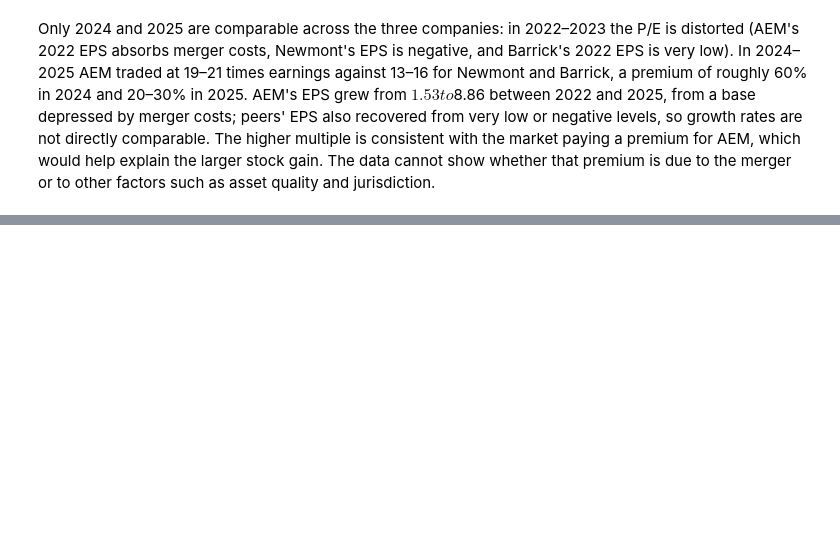
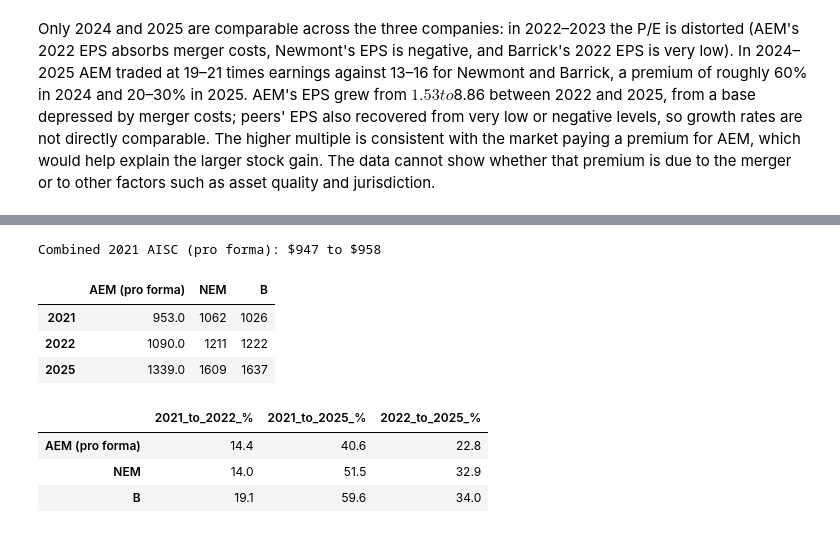
Before and after one commit to ChristopheAbelem/agnico-kirkland-ma-analysis, a Jupyter notebook: notebooks/01_data_collection.ipynb, the cells around one changed output, grey strips where cells are left out. Drawn from its saved outputs; the diff is of its cells as text; code cells hidden in the pictures; blank space fills up the shorter version.

Commit message:
Add pre-merger stock and cost baselines, P/E and AISC checks, update conclusion

```diff
--- a/notebooks/01_data_collection.ipynb
+++ b/notebooks/01_data_collection.ipynb
@@ -400,0 +410,35 @@ change
+# %%
+# 2021 pro forma baseline for AEM + Kirkland Lake (production-weighted), USD per ounce
+aem_2021_aisc, aem_2021_oz = 1059, 2086405
+kl_oz = 1432616
+
+def combined(kl_aisc):
+    return (aem_2021_aisc * aem_2021_oz + kl_aisc * kl_oz) / (aem_2021_oz + kl_oz)
+
+base_low, base_high = combined(785), combined(810)
+print(f"Combined 2021 AISC (pro forma): ${base_low:,.0f} to ${base_high:,.0f}")
+base_aem = (base_low + base_high) / 2
+
+baseline = pd.DataFrame({
+    "AEM (pro forma)": [base_aem, 1090, 1339],
+    "NEM": [1062, 1211, 1609],
+    "B": [1026, 1222, 1637],
+}, index=[2021, 2022, 2025])
+display(baseline.round(0))
+
+pct = pd.DataFrame({
+    "2021_to_2022_%": (baseline.loc[2022] / baseline.loc[2021] - 1) * 100,
+    "2021_to_2025_%": (baseline.loc[2025] / baseline.loc[2021] - 1) * 100,
+    "2022_to_2025_%": (baseline.loc[2025] / baseline.loc[2022] - 1) * 100,
+}).round(1)
+pct
+# %% [output]
+Combined 2021 AISC (pro forma): $947 to $958
+|  | AEM (pro forma) | NEM | B |
+| 2021 | 953.0 | 1062 | 1026 |
+| 2022 | 1090.0 | 1211 | 1222 |
+| 2025 | 1339.0 | 1609 | 1637 |
+|  | 2021_to_2022_% | 2021_to_2025_% | 2022_to_2025_% |
+| AEM (pro forma) | 14.4 | 40.6 | 22.8 |
+| NEM | 14.0 | 51.5 | 32.9 |
+| B | 19.1 | 59.6 | 34.0 |
```
Also changed, not shown: parts of 6 cells of this notebook.
